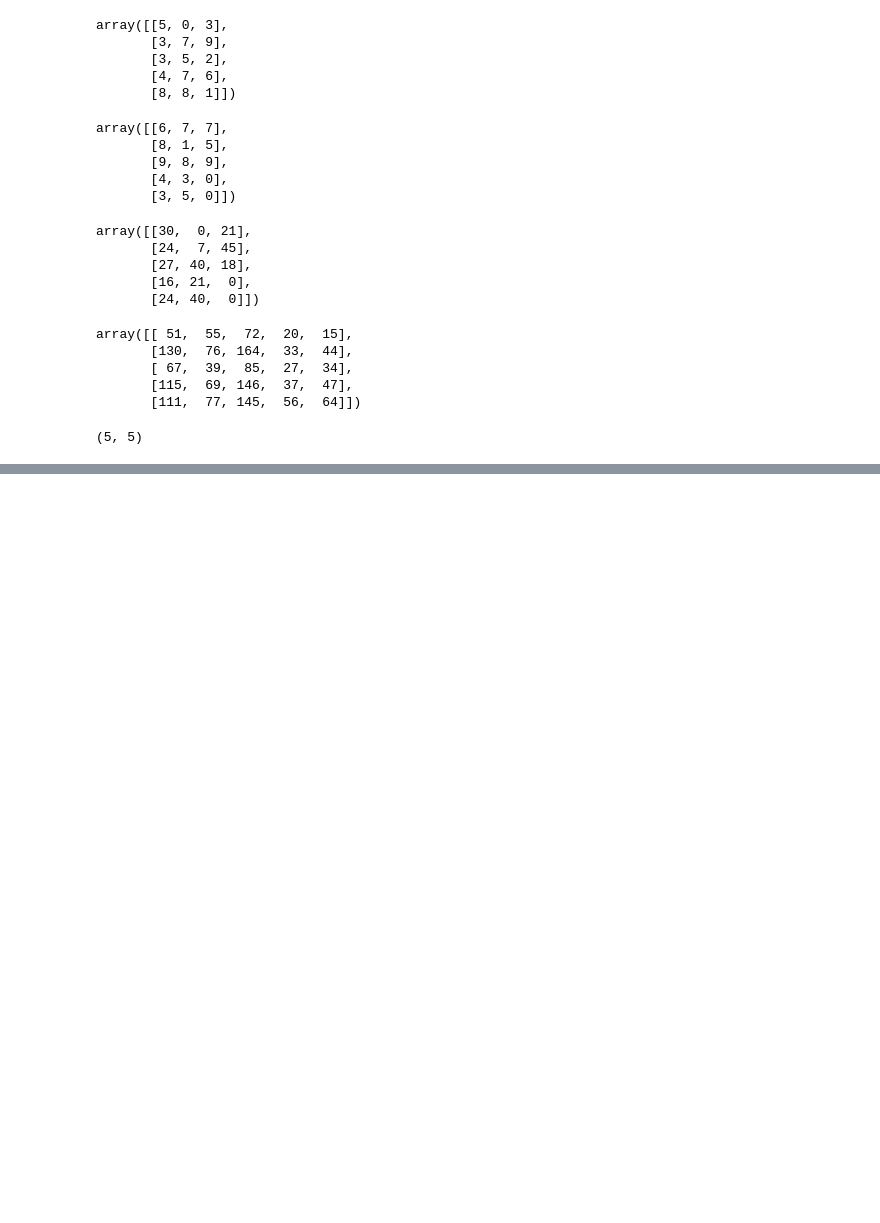
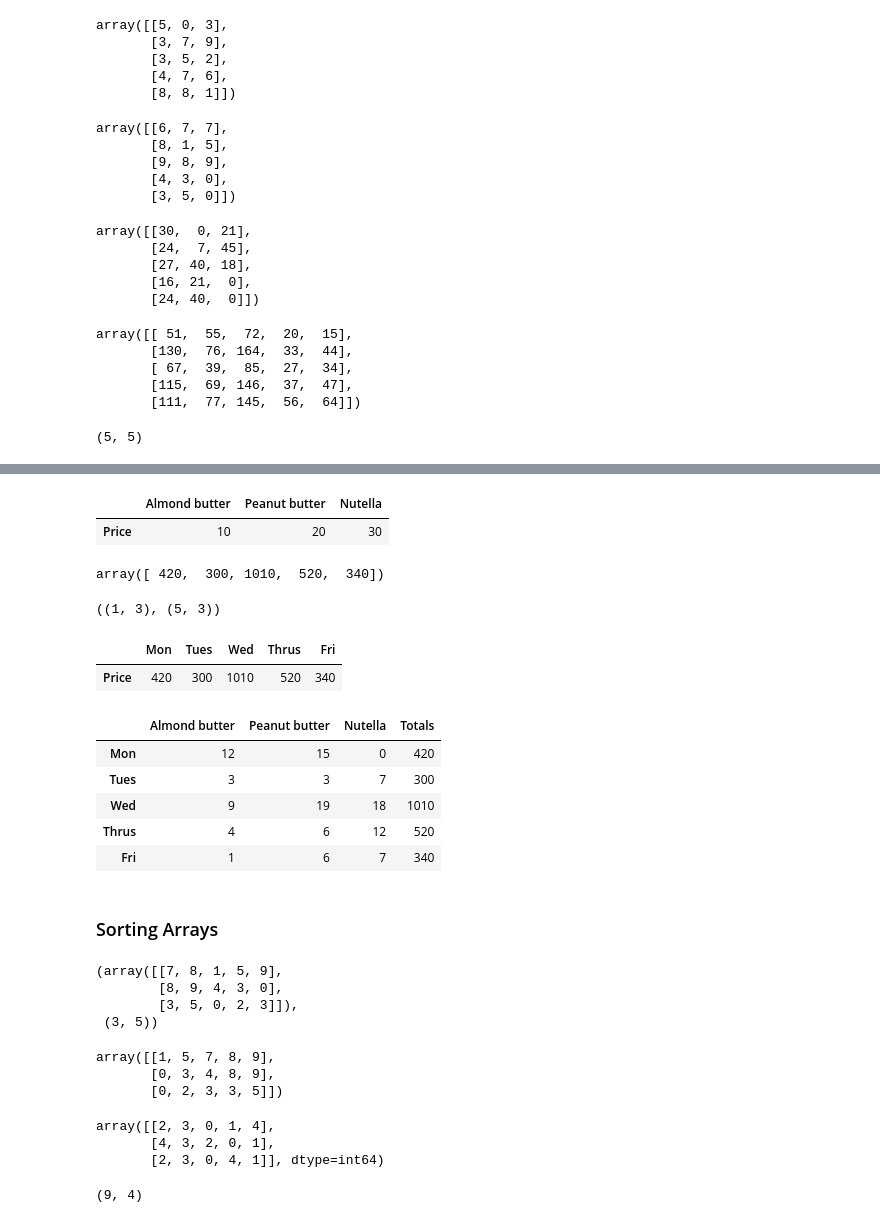
Before and after one commit to akmz-069/Jupyter-NoteBook, a Jupyter notebook: Numpy-practice.ipynb, the cells around one changed output, grey strips where cells are left out. Drawn from its saved outputs; the diff is of its cells as text; code cells hidden in the pictures; blank space fills up the shorter version.

Commit message:
added nut butter sales and sorting of arrays

```diff
--- a/Numpy-practice.ipynb
+++ b/Numpy-practice.ipynb
@@ -346,0 +349,4 @@ mat3.shape
+# %%
+np.random.seed(0)
+sales_amount=np.random.randint(20,size=(5,3))
+sales_amount
@@ -346,0 +361,6 @@ mat3.shape
+# %%
+#creating the dataframe
+weekly_sales=pd.DataFrame(sales_amount ,
+                          index=["Mon","Tues","Wed","Thrus","Fri"],
+                          columns=["Almond butter","Peanut butter","Nutella"])
+weekly_sales
@@ -346,0 +374,61 @@ mat3.shape
+# %%
+prices=np.array([10,20,30])
+butter_prices=pd.DataFrame(prices.reshape(1,3),
+                          index=["Price "],
+                          columns=["Almond butter","Peanut butter","Nutella"])
+butter_prices
+# %% [output]
+|  | Almond butter | Peanut butter | Nutella |
+| Price | 10 | 20 | 30 |
+# %%
+total_sales=prices.dot(sales_amount.T)
+total_sales
+# %% [output]
+array([ 420,  300, 1010,  520,  340])
+# %%
+butter_prices.shape,weekly_sales.shape
+# %% [output]
+((1, 3), (5, 3))
+# %%
+daily_sales=butter_prices.dot(weekly_sales.T)
+# %%
+daily_sales
+# %% [output]
+|  | Mon | Tues | Wed | Thrus | Fri |
+| Price | 420 | 300 | 1010 | 520 | 340 |
+# %%
+weekly_sales["Totals"]=daily_sales.T
+weekly_sales
+# %% [output]
+|  | Almond butter | Peanut butter | Nutella | Totals |
+| Mon | 12 | 15 | 0 | 420 |
+| Tues | 3 | 3 | 7 | 300 |
+| Wed | 9 | 19 | 18 | 1010 |
+| Thrus | 4 | 6 | 12 | 520 |
+| Fri | 1 | 6 | 7 | 340 |
+# %% [markdown]
+### Sorting Arrays
+# %%
+random_array=np.random.randint(10,size=(3,5))
+random_array,random_array.shape
+# %% [output]
+(array([[7, 8, 1, 5, 9],
+        [8, 9, 4, 3, 0],
+        [3, 5, 0, 2, 3]]),
+ (3, 5))
+# %%
+np.sort(random_array)
+# %% [output]
+array([[1, 5, 7, 8, 9],
+       [0, 3, 4, 8, 9],
+       [0, 2, 3, 3, 5]])
+# %%
+np.argsort(random_array)
+# %% [output]
+array([[2, 3, 0, 1, 4],
+       [4, 3, 2, 0, 1],
+       [2, 3, 0, 4, 1]], dtype=int64)
+# %%
+np.argmin(random_array),np.argmax(random_array)
+# %% [output]
+(9, 4)
```
Also changed, not shown: parts of 8 cells of this notebook.
